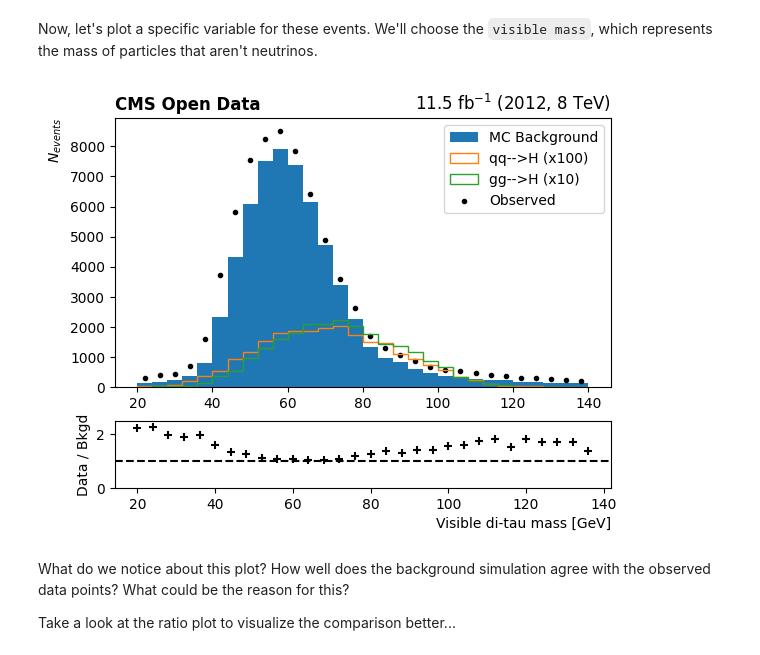
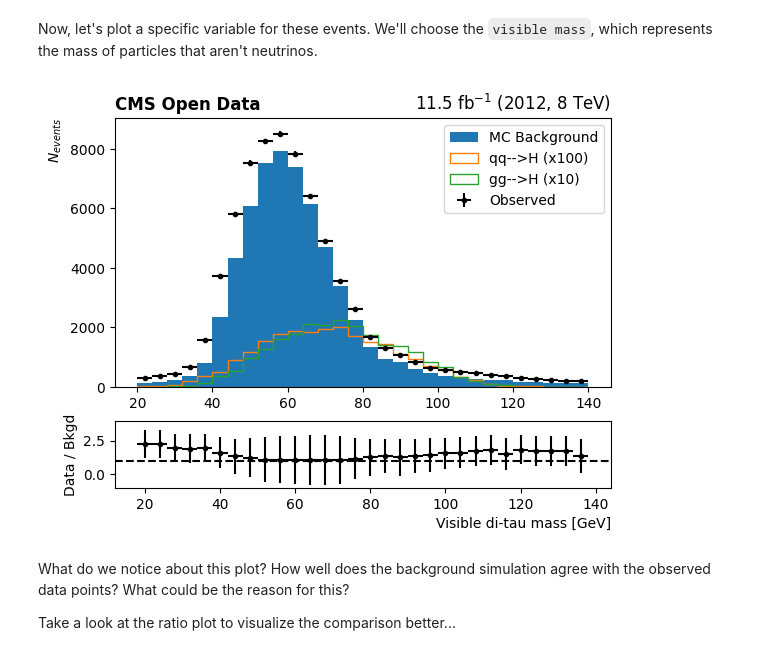
Before and after one commit to jamesnatoli/ABCD_Exercise_HTT, a Jupyter notebook: HTT_ABCD_2012OpenData.ipynb, the cells around one changed output. Drawn from its saved outputs; the diff is of its cells as text; code cells hidden in the pictures.

Commit message:
added error bars

```diff
--- a/HTT_ABCD_2012OpenData.ipynb
+++ b/HTT_ABCD_2012OpenData.ipynb
@@ -136,37 +136,42 @@ fig, (ax1, ax2) = plt.subplots( nrows=2, height_ratios=[4,1])
 bkgdcounts, bins, patches = ax1.hist( OS_events[OS_events['label'].isin(backgrounds)]['m_vis'],
                                      bins=30, range=[20, 140], weights=OS_events[OS_events['label'].isin(backgrounds)]['weight'], label='MC Background')
 
 # Plot Signals, mostly for fun
 qqHcounts, bins, patches = ax1.hist( OS_events[OS_events['label']=='qqH']['m_vis'],
                                     bins=30, range=[20, 140], weights=OS_events[OS_events['label']=='qqH']['weight']*100, histtype='step', label='qq-->H (x100)')
 ggHcounts, bins, patches = ax1.hist( OS_events[OS_events['label']=='ggH']['m_vis'],
                                     bins=30, range=[20, 140], weights=OS_events[OS_events['label']=='ggH']['weight']*10, histtype='step', label='gg-->H (x10)')
 
 # Plot Data
 datacounts, bins = np.histogram( OS_events[OS_events['label'].isin(data)]['m_vis'], bins=30, range=[20, 140])
-ax1.scatter(bins[:-1]+ 0.5*(bins[1:] - bins[:-1]), datacounts, marker='.', color='black', label='Observed')
+ax1.errorbar(bins[:-1]+ 0.5*(bins[1:] - bins[:-1]), datacounts,
+             xerr=0.5*(bins[1:] - bins[:-1]), yerr=datacounts**0.5,
+             marker='.', color='black', ls='none', label='Observed')
 
 # Name the axis and give the title
 # ax1.set_xlabel('Visible di-tau mass [GeV]', loc='right')
 ax1.set_ylabel(r'$N_{events}$', loc='top')
 ax1.set_title('CMS Open Data', fontweight='bold', loc='left')
 ax1.set_title(r'11.5 fb$^{-1}$ (2012, 8 TeV)', loc='right')
 
 # Now add a legend
 ax1.legend()
 
 # Add a Ratio Plot
-ax2.scatter(bins[:-1], datacounts / bkgdcounts, marker='+', color='black')
+ax2.errorbar(bins[:-1], datacounts / bkgdcounts,
+            xerr=0.5*(bins[1:] - bins[:-1]),
+            yerr=[ ((i*i*i*i + j*j*j*j) / (i*i*i*i)) for i, j in zip(datacounts, bkgdcounts)],
+            marker='.', ls='none', color='black')
 ax2.axhline(1.0, linestyle='--', color='black')
 
 ax2.set_xlabel('Visible di-tau mass [GeV]', loc='right')
 ax2.set_ylabel('Data / Bkgd')
-ax2.set_ylim( [0, 2.5])
+ax2.set_ylim( [-1, 4])
 
 # Show the plots now...
 plt.show()
 # %% [output]
-[figure, old version]
+[figure, new version]
 # %% [markdown]
 What do we notice about this plot? How well does the background simulation agree with the observed data points? What could be the reason for this?
 
```
Also changed, not shown: parts of 2 cells of this notebook.
